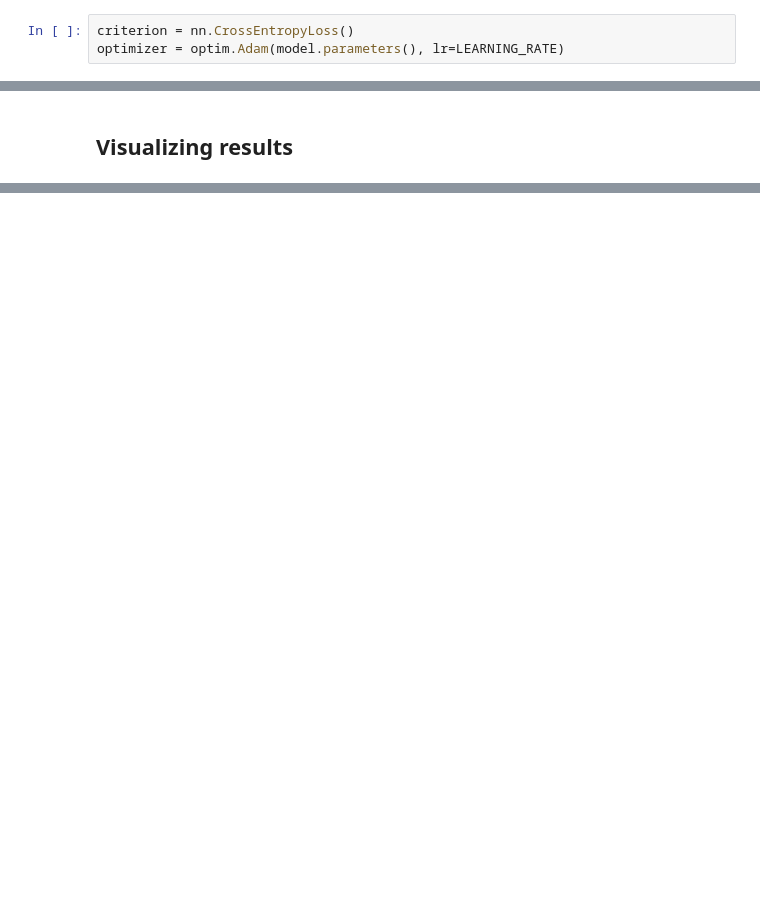
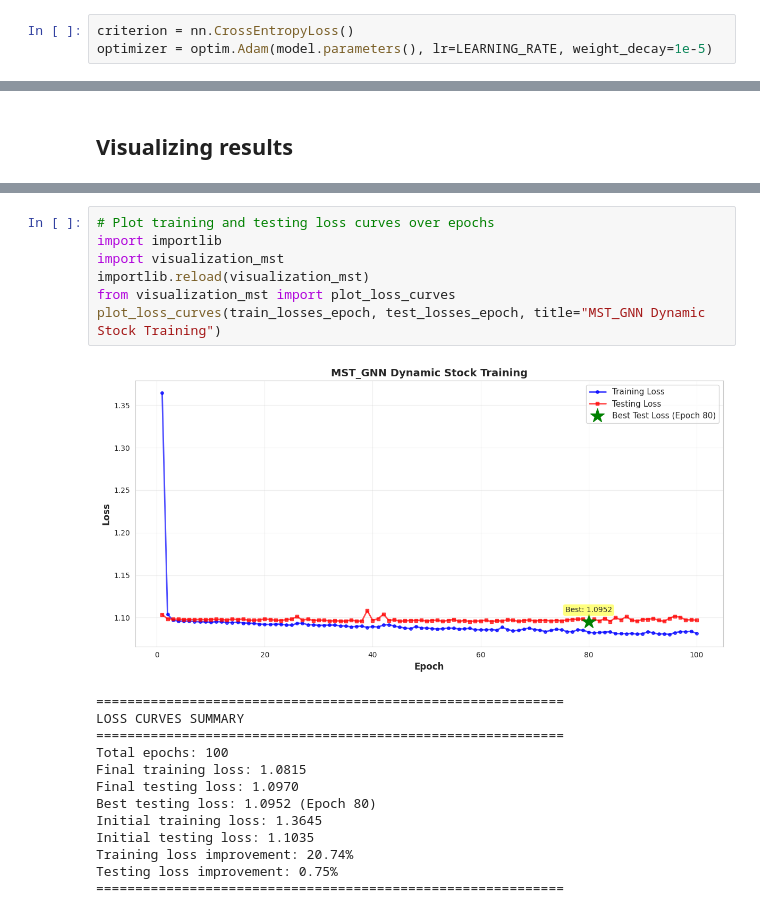
Before and after one commit to alodbrock19/GNN_paper, a Jupyter notebook: code/training_dynamic_graph/mst_dynamic_stock.ipynb, the cells around one changed output, grey strips where cells are left out. Drawn from its saved outputs; the diff is of its cells as text; blank space fills up the shorter version.

Commit message:
tests

```diff
--- a/code/training_dynamic_graph/mst_dynamic_stock.ipynb
+++ b/code/training_dynamic_graph/mst_dynamic_stock.ipynb
@@ -122,7 +122,7 @@ Dataset has 14 features.
 Model initialized with correct input dimensions.
 # %%
 criterion = nn.CrossEntropyLoss()
-optimizer = optim.Adam(model.parameters(), lr=LEARNING_RATE)
+optimizer = optim.Adam(model.parameters(), lr=LEARNING_RATE, weight_decay=1e-5)
 # %% [markdown]
 ## Training
 # %%
@@ -191 +191,22 @@ Average max prediction probability: 0.382
 ============================================================
+# %%
+# Plot training and testing loss curves over epochs
+import importlib
+import visualization_mst
+importlib.reload(visualization_mst)
+from visualization_mst import plot_loss_curves
+plot_loss_curves(train_losses_epoch, test_losses_epoch, title="MST_GNN Dynamic Stock Training")
+# %% [output]
+[figure, added]
+============================================================
+LOSS CURVES SUMMARY
+============================================================
+Total epochs: 100
+Final training loss: 1.0815
+Final testing loss: 1.0970
+Best testing loss: 1.0952 (Epoch 80)
+Initial training loss: 1.3645
+Initial testing loss: 1.1035
+Training loss improvement: 20.74%
+Testing loss improvement: 0.75%
+============================================================
```
Also changed, not shown: parts of 2 cells of this notebook, 2 other files.
